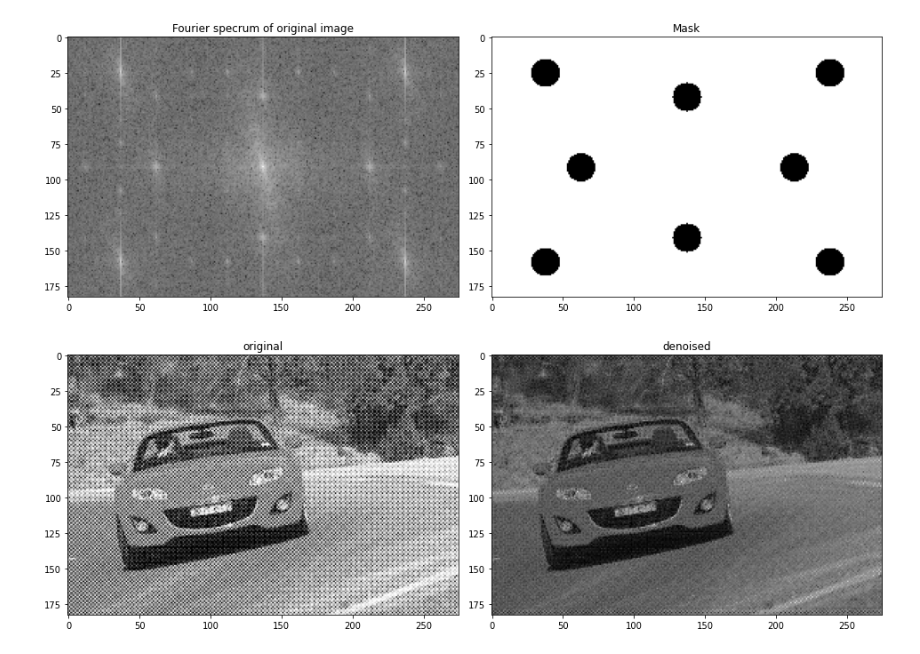
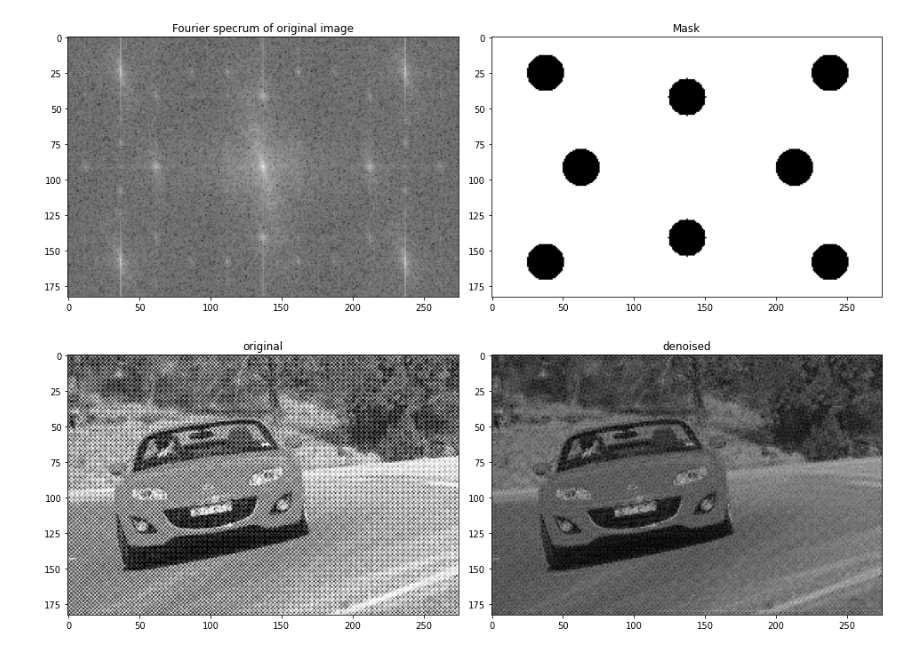
Before and after one commit to kavin-du/Fourier-Transformation-of-Images, a Jupyter notebook: e16057.ipynb, the cells around one changed output. Saved outputs shown, nothing was run; the diff lists cells and outputs as text; code cells hidden in the pictures.

```diff
--- a/e16057.ipynb
+++ b/e16057.ipynb
@@ -103,18 +113,18 @@ if __name__ == '__main__':
     # shift the zero freq components
     dft_shift = np.fft.fftshift(dft)
 # %%
-    # mask = laplacianMask(img.shape, True)
-    # # calculate magnitude of complex values
-    # mask_to_display = cv2.magnitude(mask[:,:,0],mask[:,:,1])
-    # # normalize mask values to 0-255 range to display
-    # mask_to_display = cv2.normalize(mask_to_display, None, 0, 255, cv2.NORM_MINMAX)
-    # # apply mask and inverse DFT
-    # fshift = dft_shift * mask
+    mask = laplacianMask(img.shape, True)
+    # calculate magnitude of complex values
+    mask_to_display = cv2.magnitude(mask[:,:,0],mask[:,:,1])
+    # normalize mask values to 0-255 range to display
+    mask_to_display = cv2.normalize(mask_to_display, None, 0, 255, cv2.NORM_MINMAX)
+    # apply mask and inverse DFT
+    fshift = dft_shift * mask
 
-    # f_ishift = np.fft.ifftshift(fshift)
-    # img_back = cv2.idft(f_ishift)
+    f_ishift = np.fft.ifftshift(fshift)
+    img_back = cv2.idft(f_ishift)
 
-    # img_back = cv2.magnitude(img_back[:,:,0],img_back[:,:,1])
-    # # normalize values back to 0-255 range
-    # img_back = cv2.normalize(img_back, None, 0, 255, cv2.NORM_MINMAX)
+    img_back = cv2.magnitude(img_back[:,:,0],img_back[:,:,1])
+    # normalize values back to 0-255 range
+    img_back = cv2.normalize(img_back, None, 0, 255, cv2.NORM_MINMAX)
 # %%
@@ -180,28 +199,28 @@ if __name__ == '__main__':
 # %%
     """ Question 4 """
     noise_car = cv2.imread('car-2.jpg', 0)
 
     f = np.fft.fft2(noise_car) # fast fourier transform
     fshift = np.fft.fftshift(f) # shift zero freq components to center
 
     fft2_spectrum = 20*np.log(np.abs(fshift))
 
     # creating a notch filter
-    mask = notchFilter(noise_car.shape, 91.5, 212.5, 42, 137, 25, 237.5, 10)
+    mask = notchFilter(noise_car.shape, 91.5, 212.5, 42, 137, 25, 237.5, 13)
 
     #applying mask
     result = fshift * mask
 
     # shift back the zero freq components
     f_ishift = np.fft.ifftshift(result)
     denoised = np.fft.ifft2(f_ishift) # inverse fast fourier transform
     denoised = np.abs(denoised) # taking magnitude of image to display
 
     # normalize into 0-255 range
     denoised = cv2.normalize(denoised, None, 0, 255, cv2.NORM_MINMAX)
 
     showImages([fft2_spectrum, mask], ['Fourier specrum of original image', 'Mask'], 20,20)
     showImages([noise_car, denoised], ['original', 'denoised'], 20, 20)
 # %% [output]
-[figure, old version]
+[figure, new version]
 [figure]
```
Also changed, not shown: parts of 7 cells of this notebook, 1 other file.
